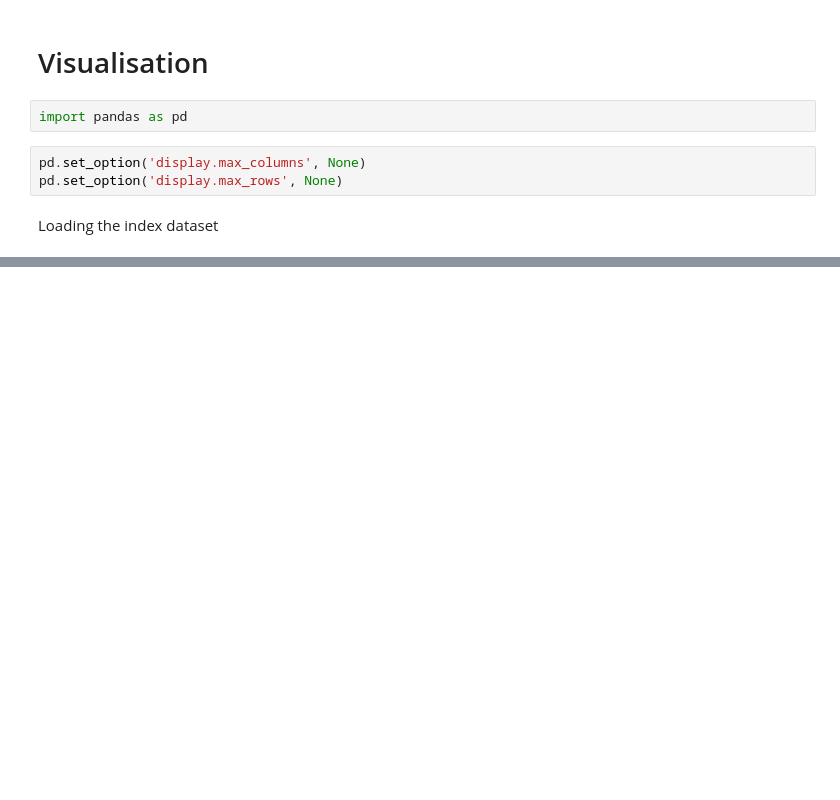
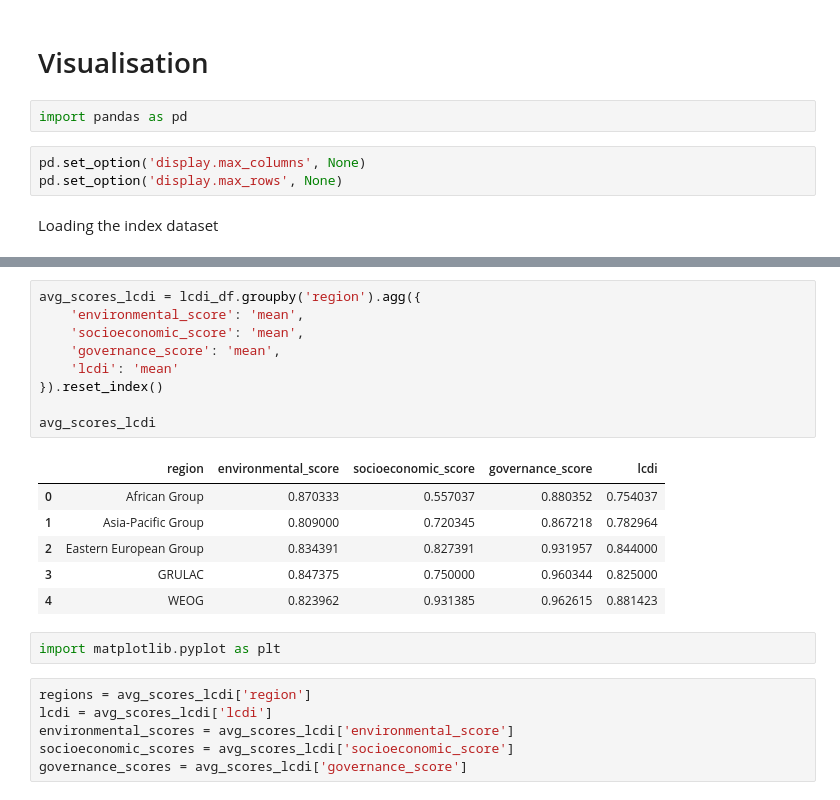
Before and after one commit to luanakimley/low-carbon-development-composite-index, a Jupyter notebook: visualisation.ipynb, the cells around one changed output, grey strips where cells are left out. Saved outputs shown, nothing was run; the diff lists cells and outputs as text; blank space fills up the shorter version.

```diff
--- a/visualisation.ipynb
+++ b/visualisation.ipynb
@@ -32,0 +41,24 @@ lcdi_df
+# %%
+avg_scores_lcdi = lcdi_df.groupby('region').agg({
+    'environmental_score': 'mean',
+    'socioeconomic_score': 'mean',
+    'governance_score': 'mean',
+    'lcdi': 'mean'
+}).reset_index()
+
+avg_scores_lcdi
+# %% [output]
+|  | region | environmental_score | socioeconomic_score | governance_score | lcdi |
+| 0 | African Group | 0.870333 | 0.557037 | 0.880352 | 0.754037 |
+| 1 | Asia-Pacific Group | 0.809000 | 0.720345 | 0.867218 | 0.782964 |
+| 2 | Eastern European Group | 0.834391 | 0.827391 | 0.931957 | 0.844000 |
+| 3 | GRULAC | 0.847375 | 0.750000 | 0.960344 | 0.825000 |
+| 4 | WEOG | 0.823962 | 0.931385 | 0.962615 | 0.881423 |
+# %%
+import matplotlib.pyplot as plt
+# %%
+regions = avg_scores_lcdi['region']
+lcdi = avg_scores_lcdi['lcdi']
+environmental_scores = avg_scores_lcdi['environmental_score']
+socioeconomic_scores = avg_scores_lcdi['socioeconomic_score']
+governance_scores = avg_scores_lcdi['governance_score']
```
Also changed, not shown: parts of 3 cells of this notebook.
